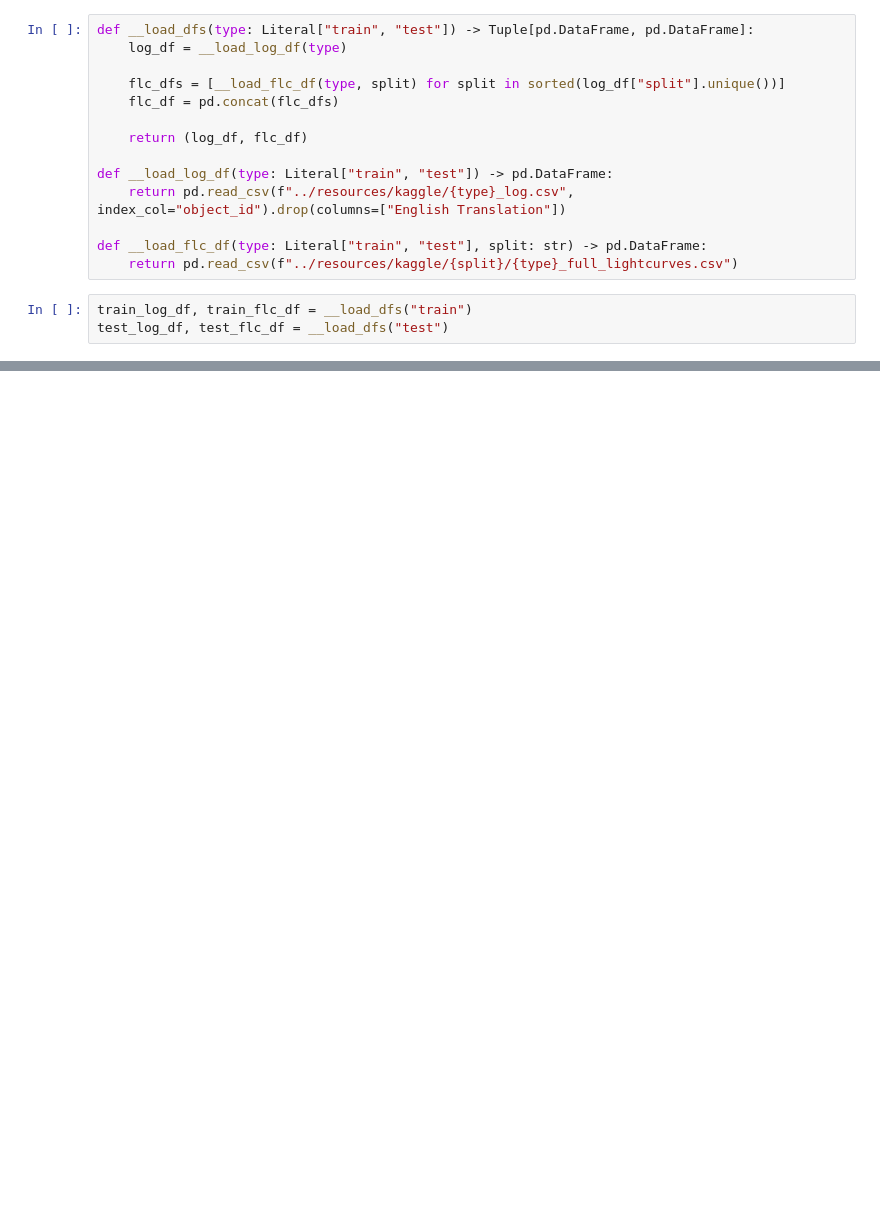
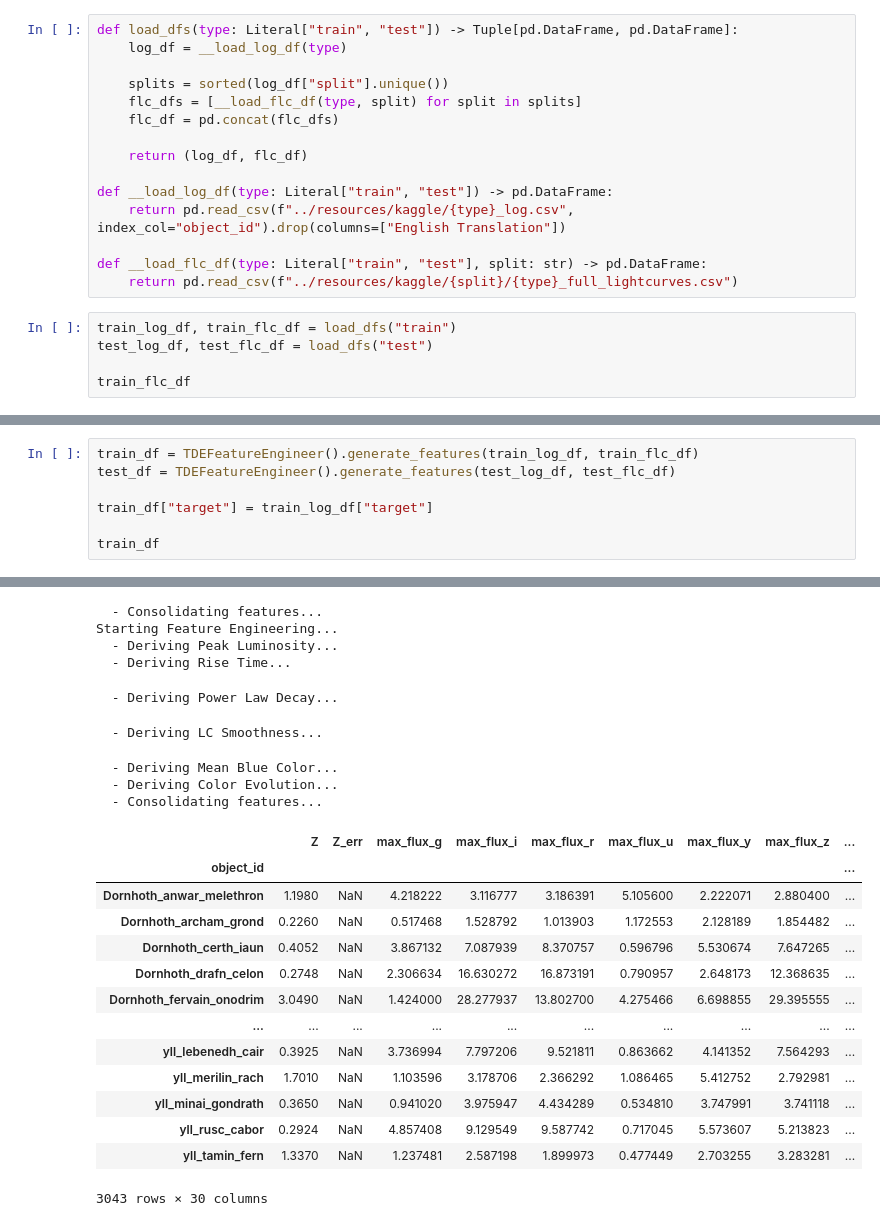
Before and after one commit to NTDuck/uet-2526i-int3405e-4-finals-MALLORN-astronomical-classification-challenge, a Jupyter notebook: notebooks/.ipynb, the cells around one changed output, grey strips where cells are left out. Drawn from its saved outputs; the diff is of its cells as text; blank space fills up the shorter version.

```diff
--- a/notebooks/.ipynb
+++ b/notebooks/.ipynb
@@ -12,8 +18,9 @@ EPS = float(np.finfo(float).eps)
 # %%
-def __load_dfs(type: Literal["train", "test"]) -> Tuple[pd.DataFrame, pd.DataFrame]:
+def load_dfs(type: Literal["train", "test"]) -> Tuple[pd.DataFrame, pd.DataFrame]:
     log_df = __load_log_df(type)
 
-    flc_dfs = [__load_flc_df(type, split) for split in sorted(log_df["split"].unique())]
+    splits = sorted(log_df["split"].unique())
+    flc_dfs = [__load_flc_df(type, split) for split in splits]
     flc_df = pd.concat(flc_dfs)
 
     return (log_df, flc_df)
@@ -24,5 +31,7 @@ def __load_log_df(type: Literal["train", "test"]) -> pd.DataFrame:
 def __load_flc_df(type: Literal["train", "test"], split: str) -> pd.DataFrame:
     return pd.read_csv(f"../resources/kaggle/{split}/{type}_full_lightcurves.csv")
 # %%
-train_log_df, train_flc_df = __load_dfs("train")
-test_log_df, test_flc_df = __load_dfs("test")
+train_log_df, train_flc_df = load_dfs("train")
+test_log_df, test_flc_df = load_dfs("test")
+
+train_flc_df
@@ -28,0 +423,8 @@ test_log_df, test_flc_df = __load_dfs("test")
+# %%
+train_df = TDEFeatureEngineer().generate_features(train_log_df, train_flc_df)
+test_df = TDEFeatureEngineer().generate_features(test_log_df, test_flc_df)
+
+train_df["target"] = train_log_df["target"]
+
+train_df
+# %% [output]
@@ -28,0 +438,23 @@ test_log_df, test_flc_df = __load_dfs("test")
+  - Consolidating features...
+Starting Feature Engineering...
+  - Deriving Peak Luminosity...
+  - Deriving Rise Time...
+  - Deriving Power Law Decay...
+  - Deriving LC Smoothness...
+  - Deriving Mean Blue Color...
+  - Deriving Color Evolution...
+  - Consolidating features...
+|  | Z | Z_err | max_flux_g | max_flux_i | max_flux_r | max_flux_u | max_flux_y | max_flux_z | ... |
+| object_id |  |  |  |  |  |  |  |  | ... |
+| Dornhoth_anwar_melethron | 1.1980 | NaN | 4.218222 | 3.116777 | 3.186391 | 5.105600 | 2.222071 | 2.880400 | ... |
+| Dornhoth_archam_grond | 0.2260 | NaN | 0.517468 | 1.528792 | 1.013903 | 1.172553 | 2.128189 | 1.854482 | ... |
+| Dornhoth_certh_iaun | 0.4052 | NaN | 3.867132 | 7.087939 | 8.370757 | 0.596796 | 5.530674 | 7.647265 | ... |
+| Dornhoth_drafn_celon | 0.2748 | NaN | 2.306634 | 16.630272 | 16.873191 | 0.790957 | 2.648173 | 12.368635 | ... |
+| Dornhoth_fervain_onodrim | 3.0490 | NaN | 1.424000 | 28.277937 | 13.802700 | 4.275466 | 6.698855 | 29.395555 | ... |
+| ... | ... | ... | ... | ... | ... | ... | ... | ... | ... |
+| yll_lebenedh_cair | 0.3925 | NaN | 3.736994 | 7.797206 | 9.521811 | 0.863662 | 4.141352 | 7.564293 | ... |
+| yll_merilin_rach | 1.7010 | NaN | 1.103596 | 3.178706 | 2.366292 | 1.086465 | 5.412752 | 2.792981 | ... |
+| yll_minai_gondrath | 0.3650 | NaN | 0.941020 | 3.975947 | 4.434289 | 0.534810 | 3.747991 | 3.741118 | ... |
+| yll_rusc_cabor | 0.2924 | NaN | 4.857408 | 9.129549 | 9.587742 | 0.717045 | 5.573607 | 5.213823 | ... |
+| yll_tamin_fern | 1.3370 | NaN | 1.237481 | 2.587198 | 1.899973 | 0.477449 | 2.703255 | 3.283281 | ... |
+3043 rows × 30 columns
```
Also changed, not shown: parts of 16 cells of this notebook, 3 other files.
